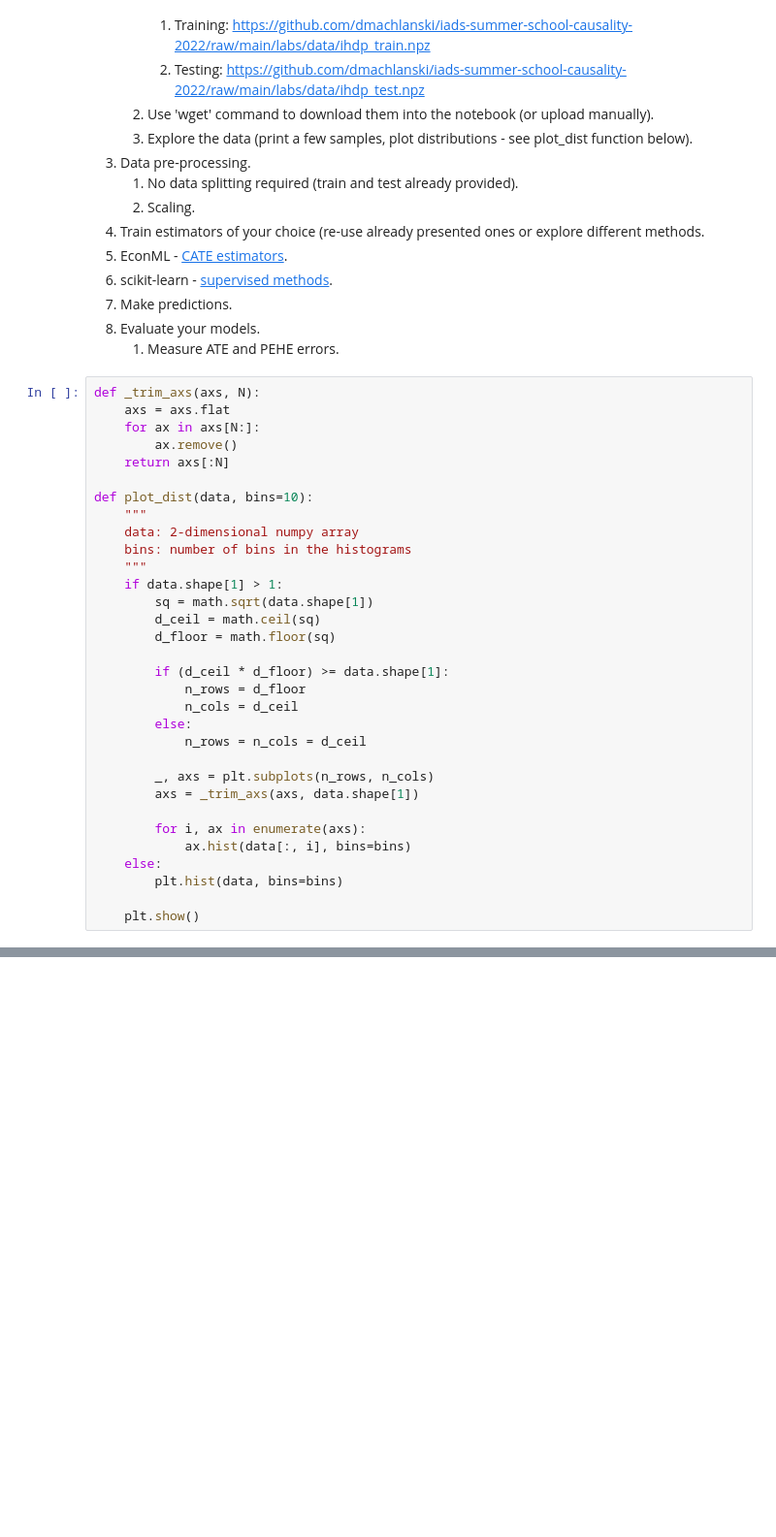
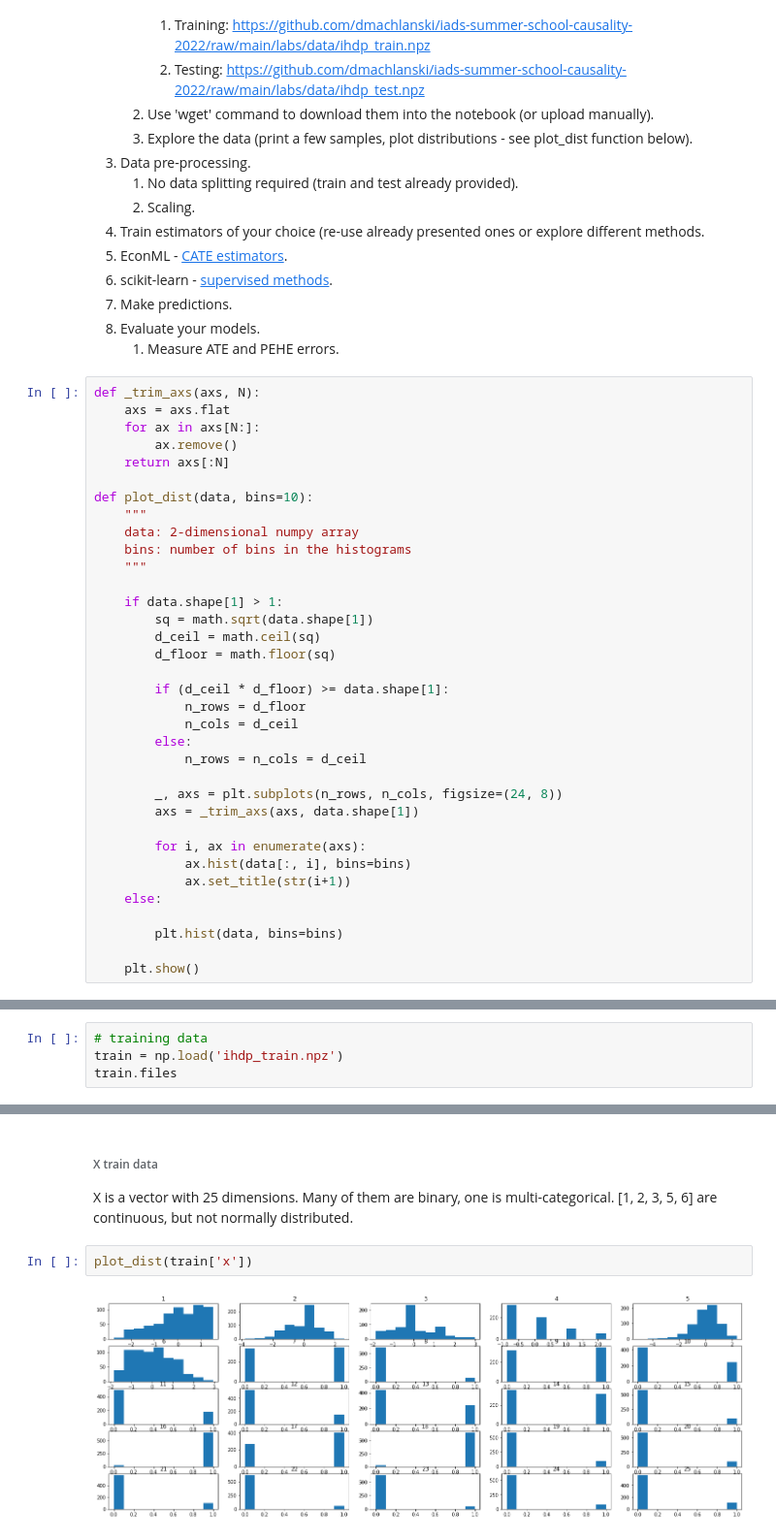
Before and after one commit to stefaniemeliss/IADS_SC_2022_CausalInference, a Jupyter notebook: Exercise_IHDP.ipynb, the cells around one changed output, grey strips where cells are left out. Shown at 97% size. Saved outputs shown, nothing was run; the diff lists cells and outputs as text; blank space fills up the shorter version.

```diff
--- a/Exercise_IHDP.ipynb
+++ b/Exercise_IHDP.ipynb
@@ -66,6 +66,7 @@ def plot_dist(data, bins=10):
     data: 2-dimensional numpy array
     bins: number of bins in the histograms
     """
+
     if data.shape[1] > 1:
         sq = math.sqrt(data.shape[1])
         d_ceil = math.ceil(sq)
@@ -77,12 +78,14 @@ def plot_dist(data, bins=10):
         else:
             n_rows = n_cols = d_ceil
 
-        _, axs = plt.subplots(n_rows, n_cols)
+        _, axs = plt.subplots(n_rows, n_cols, figsize=(24, 8))
         axs = _trim_axs(axs, data.shape[1])
 
         for i, ax in enumerate(axs):
             ax.hist(data[:, i], bins=bins)
+            ax.set_title(str(i+1))
     else:
+
         plt.hist(data, bins=bins)
 
     plt.show()
@@ -88,0 +151,4 @@ def plot_dist(data, bins=10):
+# %%
+# training data
+train = np.load('ihdp_train.npz')
+train.files
@@ -88,0 +165,10 @@ def plot_dist(data, bins=10):
+# %% [markdown]
+###### X train data
+
+X is a vector with 25 dimensions.
+Many of them are binary, one is multi-categorical.
+[1, 2, 3, 5, 6] are continuous, but not normally distributed.
+# %%
+plot_dist(train['x'])
+# %% [output]
+[figure, added]
```
Also changed, not shown: parts of 60 cells of this notebook.
